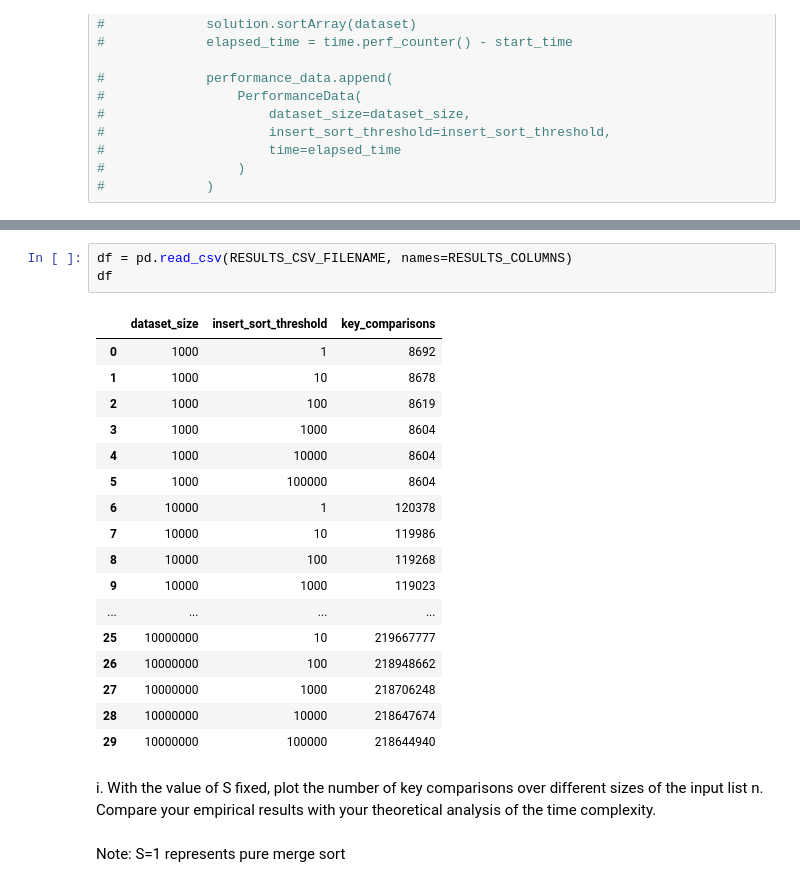
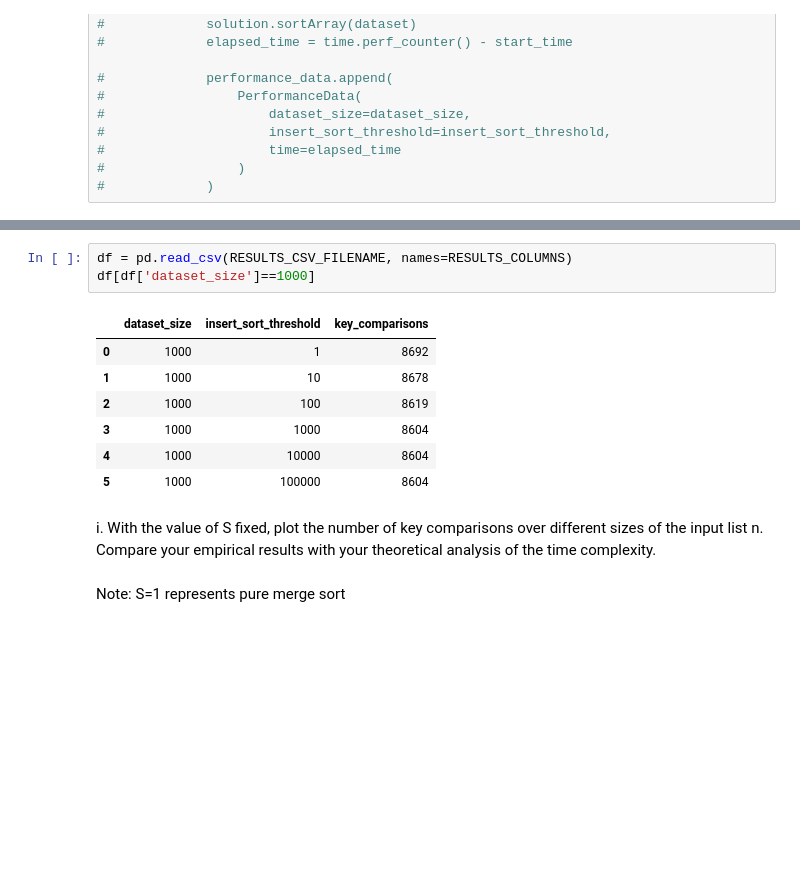
Before and after one commit to LEPK02/sc2001, a Jupyter notebook: Example Class 1/Project_1.ipynb, the cells around one changed output, grey strips where cells are left out. Drawn from its saved outputs; the diff is of its cells as text; blank space fills up the shorter version.

```diff
--- a/Example Class 1/Project_1.ipynb
+++ b/Example Class 1/Project_1.ipynb
@@ -222,25 +222,15 @@ if PROCESS_DATA:
                 writer.writerow((dataset_size, insert_sort_threshold, solution.key_comparisons))
 # %%
 df = pd.read_csv(RESULTS_CSV_FILENAME, names=RESULTS_COLUMNS)
-df
+df[df['dataset_size']==1000]
 # %% [output]
 |  | dataset_size | insert_sort_threshold | key_comparisons |
 | 0 | 1000 | 1 | 8692 |
 | 1 | 1000 | 10 | 8678 |
 | 2 | 1000 | 100 | 8619 |
 | 3 | 1000 | 1000 | 8604 |
 | 4 | 1000 | 10000 | 8604 |
 | 5 | 1000 | 100000 | 8604 |
-| 6 | 10000 | 1 | 120378 |
-| 7 | 10000 | 10 | 119986 |
-| 8 | 10000 | 100 | 119268 |
-| 9 | 10000 | 1000 | 119023 |
-| ... | ... | ... | ... |
-| 25 | 10000000 | 10 | 219667777 |
-| 26 | 10000000 | 100 | 218948662 |
-| 27 | 10000000 | 1000 | 218706248 |
-| 28 | 10000000 | 10000 | 218647674 |
-| 29 | 10000000 | 100000 | 218644940 |
 # %% [markdown]
 i. With the value of S fixed, plot the number of key comparisons over
 different sizes of the input list n. Compare your empirical results with
```
Also changed, not shown: parts of 4 cells of this notebook.
